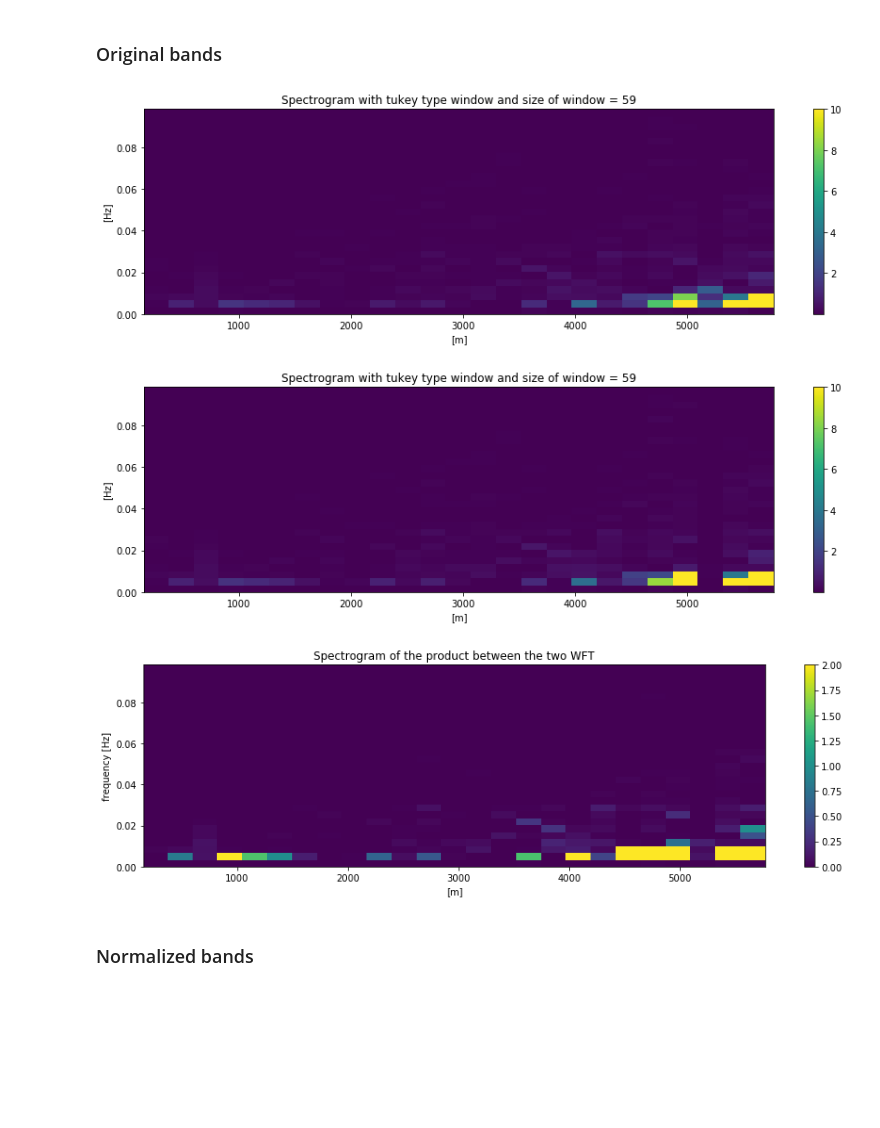
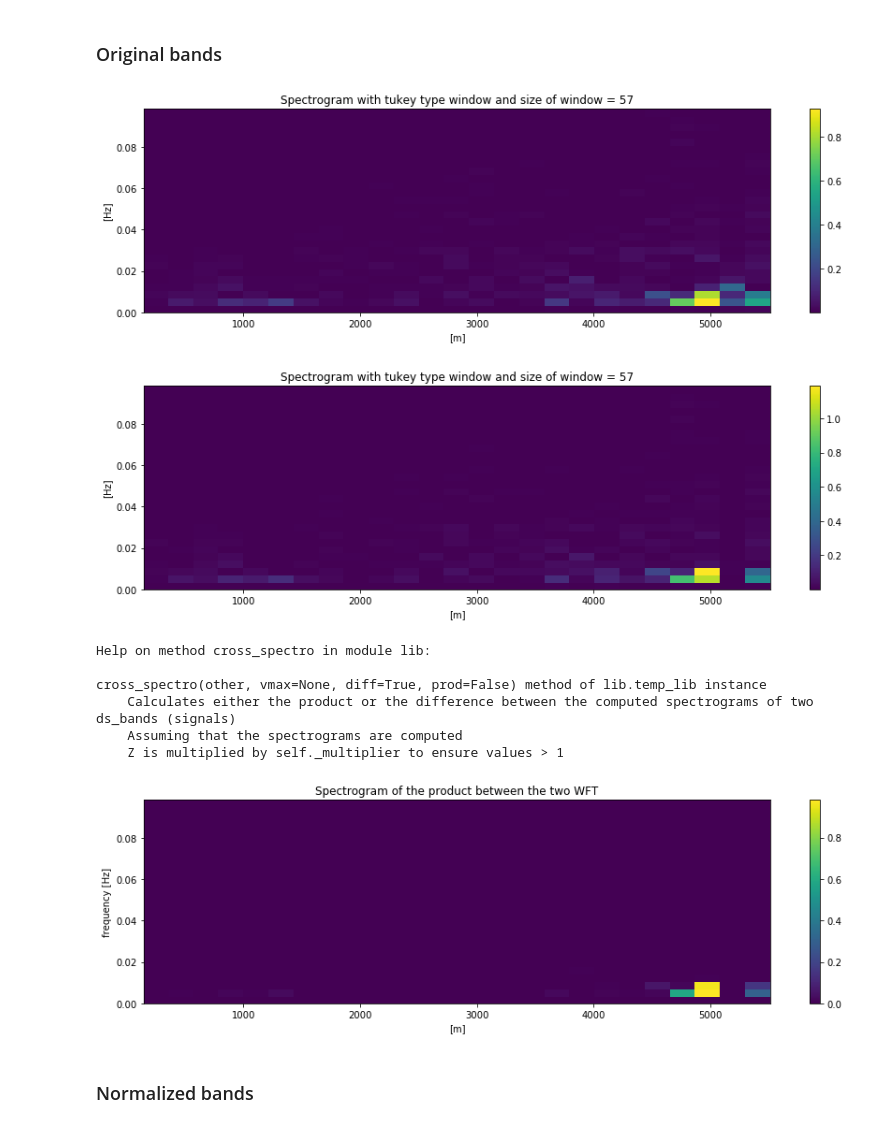
Before and after one commit to eobroets/CESBIO, a Jupyter notebook: projet_CESBIO.ipynb, the cells around one changed output. Saved outputs shown, nothing was run; the diff lists cells and outputs as text; code cells hidden in the pictures; blank space fills up the shorter version.

Commit message:
added diff/prod

```diff
--- a/projet_CESBIO.ipynb
+++ b/projet_CESBIO.ipynb
@@ -83,15 +84,22 @@ cross_spectro(other, vmax=None) method of lib.temp_lib instance
 ### Original bands
 # %%
 n_win = (len(im1._ds_band)//(20))
-m  = 10
+m  = 1
 im1.spectrogram(name_win = "tukey", n_win = n_win, multiplier = m
                )
 im3.spectrogram(name_win = "tukey", n_win = n_win, multiplier = m)
-im1.cross_spectro(im3)
+help(im1.cross_spectro)
+im1.cross_spectro(im3,prod = True)
 # %% [output]
-[figure, old version]
+[figure, new version]
-[figure, old version]
+[figure, new version]
+Help on method cross_spectro in module lib:
+
+cross_spectro(other, vmax=None, diff=True, prod=False) method of lib.temp_lib instance
+    Calculates either the product or the difference between the computed spectrograms of two ds_bands (signals)
+    Assuming that the spectrograms are computed
+    Z is multiplied by self._multiplier to ensure values > 1
-[figure, old version]
+[figure, new version]
 # %% [markdown]
 ### Normalized bands
 # %%
```
Also changed, not shown: parts of 15 cells of this notebook, 13 other files.
